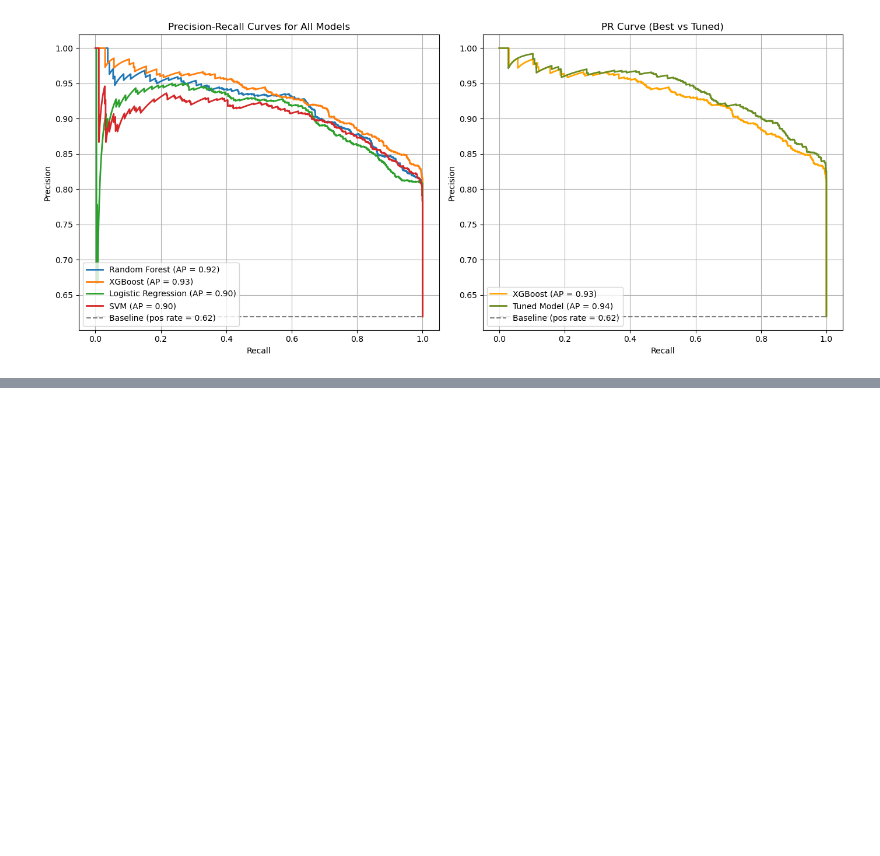
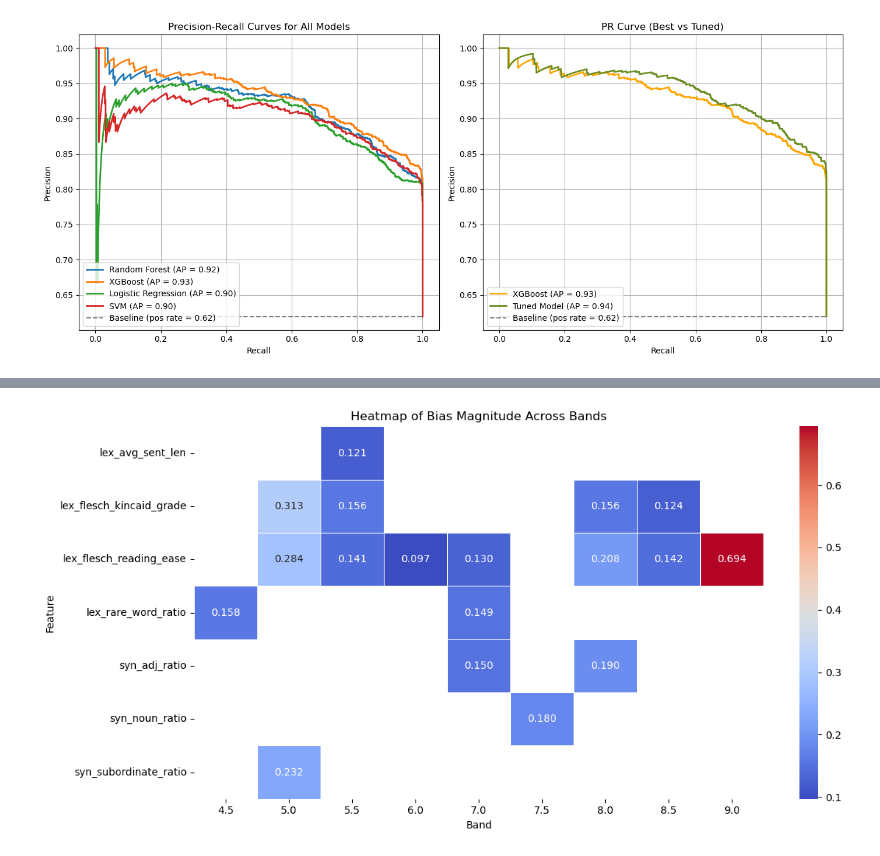
Before and after one commit to Triet00/Systematic-Bias-Detection-in-AES, a Jupyter notebook: Thesis Code.ipynb, the cells around one changed output, grey strips where cells are left out. Saved outputs shown, nothing was run; the diff lists cells and outputs as text; code cells hidden in the pictures; blank space fills up the shorter version.

```diff
--- a/Thesis Code.ipynb
+++ b/Thesis Code.ipynb
@@ -3514,0 +3567,50 @@ plt.show()
+# %%
+# Bias Magnitude Heatmap Visualization
+import pandas as pd
+import matplotlib.pyplot as plt
+import seaborn as sns
+
+# Create DataFrame using only the first 3 columns
+data = [
+    ("lex_rare_word_ratio", 4.5, 0.1582),
+    ("lex_flesch_kincaid_grade", 5.0, 0.3129),
+    ("lex_flesch_reading_ease", 5.0, 0.2837),
+    ("syn_subordinate_ratio", 5.0, 0.2323),
+    ("lex_flesch_kincaid_grade", 5.5, 0.1562),
+    ("lex_flesch_reading_ease", 5.5, 0.1405),
+    ("lex_avg_sent_len", 5.5, 0.1206),
+    ("lex_flesch_reading_ease", 6.0, 0.0971),
+    ("syn_adj_ratio", 7.0, 0.1498),
+    ("lex_rare_word_ratio", 7.0, 0.1492),
+    ("lex_flesch_reading_ease", 7.0, 0.1296),
+    ("syn_noun_ratio", 7.5, 0.18),
+    ("lex_flesch_reading_ease", 8.0, 0.2076),
+    ("syn_adj_ratio", 8.0, 0.1896),
+    ("lex_flesch_kincaid_grade", 8.0, 0.156),
+    ("lex_flesch_reading_ease", 8.5, 0.1424),
+    ("lex_flesch_kincaid_grade", 8.5, 0.1242),
+    ("lex_flesch_reading_ease", 9.0, 0.694),
+]
+
+df = pd.DataFrame(data, columns=["Feature", "Band", "Bias Magnitude"])
+
+# Pivot for heatmap
+heatmap_data = df.pivot(index="Feature", columns="Band", values="Bias Magnitude")
+
+# Plot heatmap
+plt.figure(figsize=(12, 6))
+sns.heatmap(
+    heatmap_data,
+    annot=True,
+    fmt=".3f",
+    cmap="coolwarm",
+    linewidths=0.5
+)
+
+plt.title("Heatmap of Bias Magnitude Across Bands")
+plt.xlabel("Band")
+plt.ylabel("Feature")
+plt.tight_layout()
+plt.show()
+# %% [output]
+[figure, added]
```
Also changed, not shown: parts of 12 cells of this notebook.
